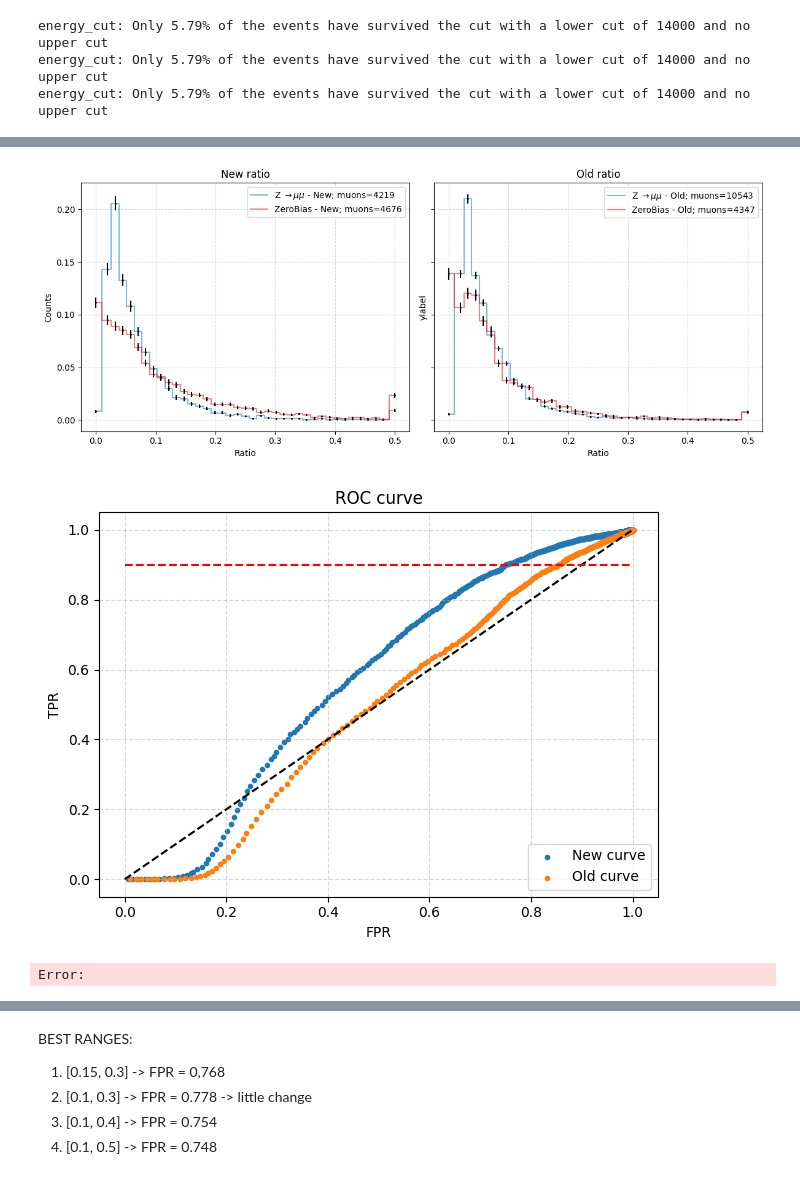
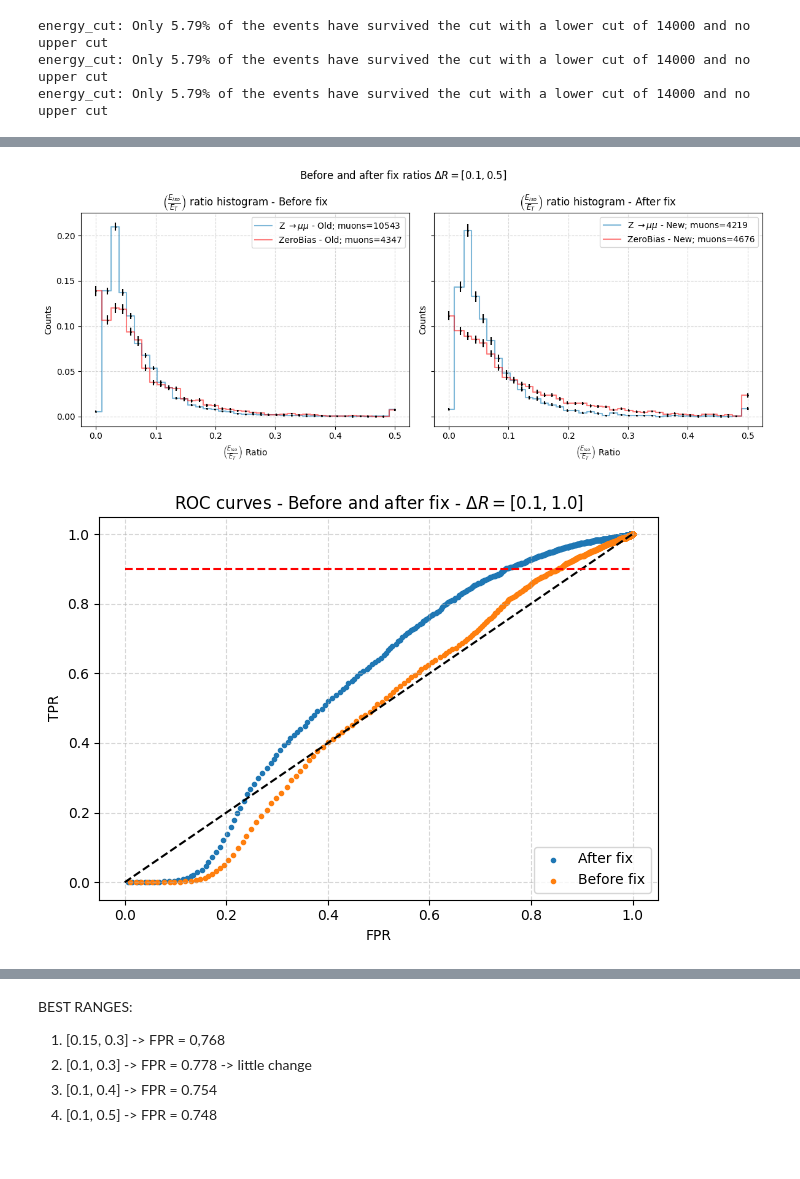
Before and after one commit to Ruba18-Code/BSc-Thesis-LVL1-trigger-for-isolated-muons-at-ATLAS, a Jupyter notebook: test copy.ipynb, the cells around one changed output, grey strips where cells are left out. Drawn from its saved outputs; the diff is of its cells as text; code cells hidden in the pictures.

```diff
--- a/test copy.ipynb
+++ b/test copy.ipynb
@@ -53,48 +227,49 @@ res2=muon_isolation_all_events(MuonTree_ZeroBias, ZeroBias_eta1, ZeroBias_phi1,
 res3=muon_isolation_all_events(MuonTree_Zmumu, Zmumu_eta2, Zmumu_phi2, dr_min, dr_max, event_range=[nmin3, nmax3], batch_size=int((nmax3-nmin3)/10))
 res4=muon_isolation_all_events(MuonTree_ZeroBias, ZeroBias_eta2, ZeroBias_phi2, dr_min, dr_max, [nmin4, nmax4], int((nmax4-nmin4)/10))
 # %%
-# Compute ratios
+# Compute ratios and number of muons
 r1 = ak.flatten(res1) / ak.flatten(Zmumu_pt1)
 l1 = len(r1[~np.isnan(r1)])
 
 r2 = ak.flatten(res2) / ak.flatten(ZeroBias_pt1)
 l2 = len(r2[~np.isnan(r2)])
 
 r3 = ak.flatten(res3) / ak.flatten(Zmumu_pt2)
 l3 = len(r3[~np.isnan(r3)])
 
 r4 = ak.flatten(res4) / ak.flatten(ZeroBias_pt2)
 l4 = len(r4[~np.isnan(r4)])
 
 bins = np.linspace(0, 0.5, 40)
 
 # Create subplots
 fig, axs = plt.subplots(1, 2, figsize=(12, 5), sharey=True)
 
-# First subplot
-coolplot([r1, r2], bins,
-         labels=[rf"Z $\rightarrow \mu \mu$ - New; muons={l1}",
-                 f"ZeroBias - New; muons={l2}"],
-         ax=axs[0])
-axs[0].set_title("New ratio")
 
 # Second subplot
 coolplot([r3, r4], bins,
          labels=[rf"Z $\rightarrow \mu \mu$ - Old; muons={l3}",
                  f"ZeroBias - Old; muons={l4}"],
+         ax=axs[0])
+axs[0].set_title(r"$\left(\frac{E_{iso}}{E_T}\right)$ ratio histogram - Before fix")
+# First subplot
+coolplot([r1, r2], bins,
+         labels=[rf"Z $\rightarrow \mu \mu$ - New; muons={l1}",
+                 f"ZeroBias - New; muons={l2}"],
          ax=axs[1])
-axs[1].set_title("Old ratio")
+axs[1].set_title(r"$\left(\frac{E_{iso}}{E_T}\right)$ ratio histogram - After fix")
 
 # Global formatting
 for ax in axs:
-    ax.set_xlabel("Ratio")
+    ax.set_xlabel(r"$\left(\frac{E_{iso}}{E_T}\right)$ Ratio")
+    ax.set_ylabel("Counts")
     ax.legend()
-axs[0].set_ylabel("Counts")
 
+plt.suptitle(r"Before and after fix ratios $\Delta R = [0.1, 0.5]$")
 plt.tight_layout()
 plt.show()
 # %% [output]
-[figure, old version]
+[figure, new version]
 # %%
 bins=np.linspace(0,1,1000)
 
@@ -116,19 +291,18 @@ ZeroBias_cumulative_counts = np.cumsum(ZeroBias_counts)
 TPR2 = Zmumu_cumulative_counts / np.sum(Zmumu_counts)
 FPR2 = ZeroBias_cumulative_counts / np.sum(ZeroBias_counts)
 # %%
-plt.scatter(FPR1, TPR1, marker='.', label="New curve")
-plt.scatter(FPR2, TPR2, marker='.', label="Old curve")
+plt.scatter(FPR1, TPR1, marker='.', label="After fix")
+plt.scatter(FPR2, TPR2, marker='.', label="Before fix")
 plt.plot([0,1],[0,1], color='black', linestyle='--')
 plt.plot([0,1],[0.9,0.9],color='r', linestyle='--')
 plt.grid(alpha=0.5, linestyle='--')
 plt.xlabel("FPR")
 plt.ylabel("TPR")
 plt.legend()
-plt.title("ROC curve")
+plt.title(r"ROC curves - Before and after fix - $\Delta R = [0.1, 1.0]$")
 plt.tight_layout()
 plt.show()
 # %% [output]
-[figure, old version]
+[figure, new version]
-Error:
 # %%
 
```
Also changed, not shown: parts of 17 cells of this notebook, 4 other files.
